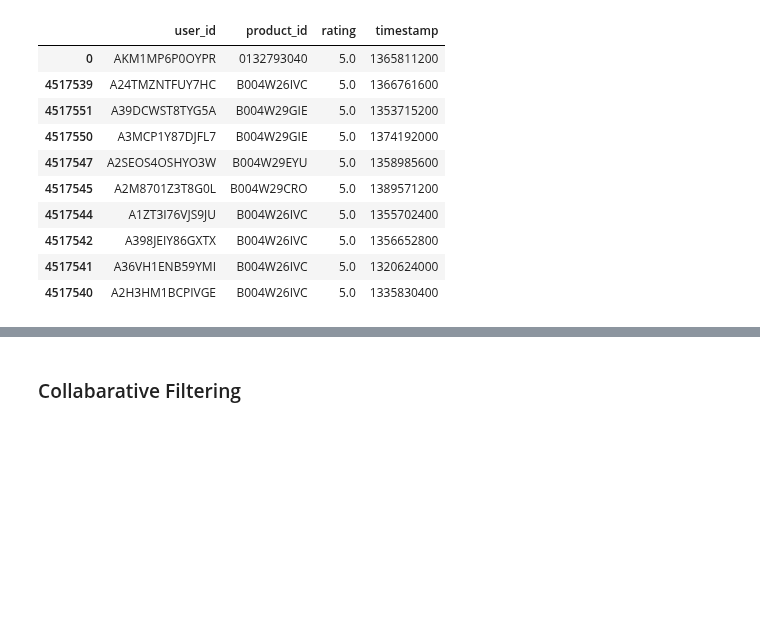
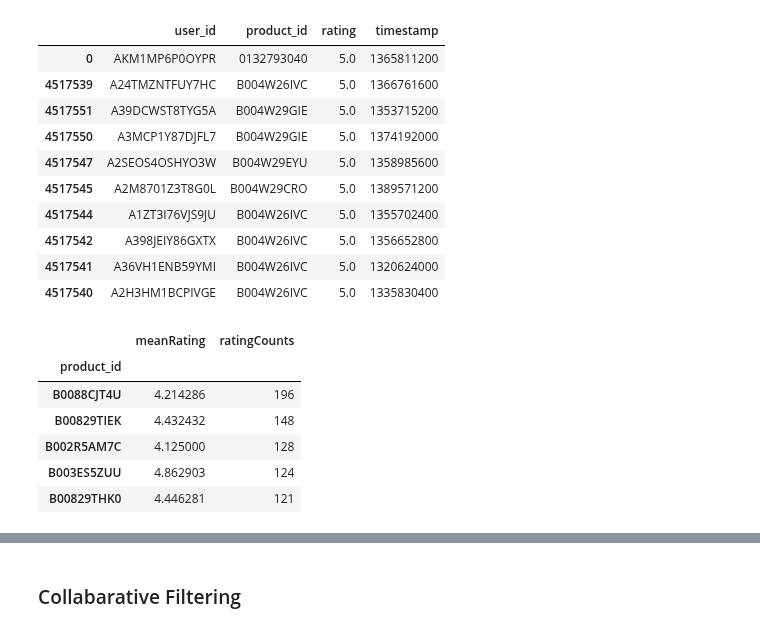
Before and after one commit to GreatLearningAIML1/chennai-aug-batch-senthilvelavan, a Jupyter notebook: RecommendationSystems/Assignment/Recommendation Systems_R5_Project.ipynb, the cells around one changed output, grey strips where cells are left out. Drawn from its saved outputs; the diff is of its cells as text; code cells hidden in the pictures; blank space fills up the shorter version.

```diff
--- a/RecommendationSystems/Assignment/Recommendation Systems_R5_Project.ipynb
+++ b/RecommendationSystems/Assignment/Recommendation Systems_R5_Project.ipynb
@@ -381,6 +381,18 @@ X_test[X_test['timestamp'] < X_train['timestamp'].max()]
 # %%
 def popularModel():
     return re_df.sort_values(by='rating', ascending=False).head(10)
+# %%
+def trainPopularRecommendModel(train_data):
+    return train_data.sort_values(by='rating', ascending=False)
+# %%
+def recommendPopularModel(trainedData, userId, k):
+    boughtProducts = trainedData[trainedData['user_id']==userId]['product_id']
+    ##print(boughtProducts)
+    productsNotRatedByUser = ~trainedData['product_id'].isin(boughtProducts)
+    ##print(productsNotRatedByUser)
+    trainedData[productsNotRatedByUser]
+    ##.sort_values(by='rating',ascending=False, inplace=True)
+    return trainedData
 # %%
 popularProducts = popularModel()
 popularProducts
@@ -396,3 +408,22 @@ popularProducts
 | 4517542 | A398JEIY86GXTX | B004W26IVC | 5.0 | 1356652800 |
 | 4517541 | A36VH1ENB59YMI | B004W26IVC | 5.0 | 1320624000 |
 | 4517540 | A2H3HM1BCPIVGE | B004W26IVC | 5.0 | 1335830400 |
+# %%
+def recommendPopularProducts(trainData,userId):
+    trained_data = trainPopularRecommendModel(trainData)
+    trained_data
+    popularProducts = recommendPopularModel(trained_data,userId,5)
+    meanRating = popularProducts.groupby(by='product_id').mean()['rating']
+    ratingCount = popularProducts.groupby(by='product_id').count()['rating']
+    returnDf = pd.DataFrame(data={'meanRating':meanRating,'ratingCounts':ratingCount}).sort_values(by=['ratingCounts','meanRating'], ascending=False)
+    return returnDf
+# %%
+recommendPopularProducts(X_train,'A3IOQ7NVVLAUEE').head()
+# %% [output]
+|  | meanRating | ratingCounts |
+| product_id |  |  |
+| B0088CJT4U | 4.214286 | 196 |
+| B00829TIEK | 4.432432 | 148 |
+| B002R5AM7C | 4.125000 | 128 |
+| B003ES5ZUU | 4.862903 | 124 |
+| B00829THK0 | 4.446281 | 121 |
```
Also changed, not shown: parts of 8 cells of this notebook.
